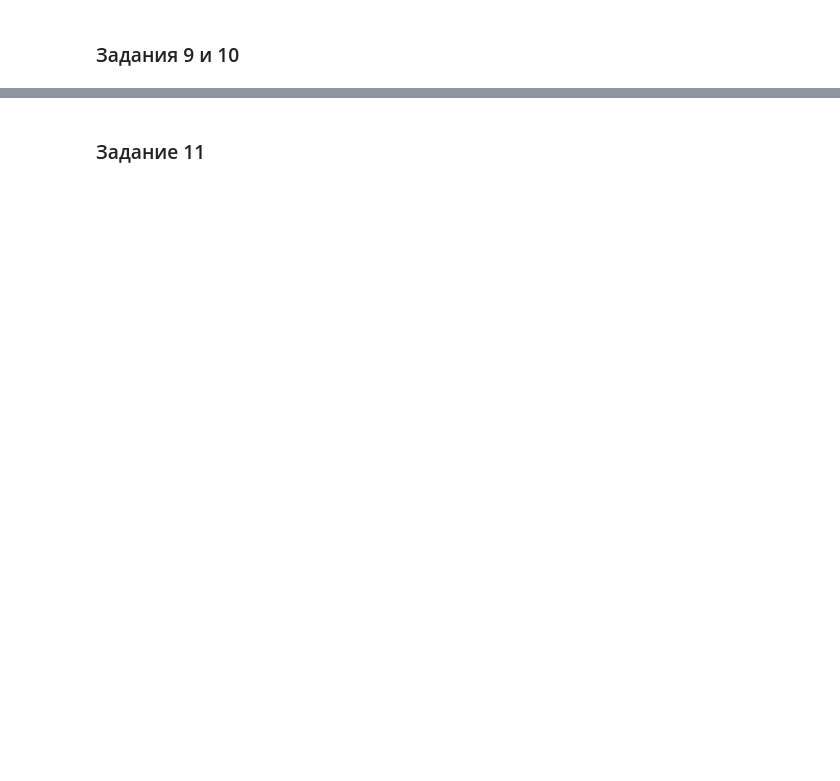
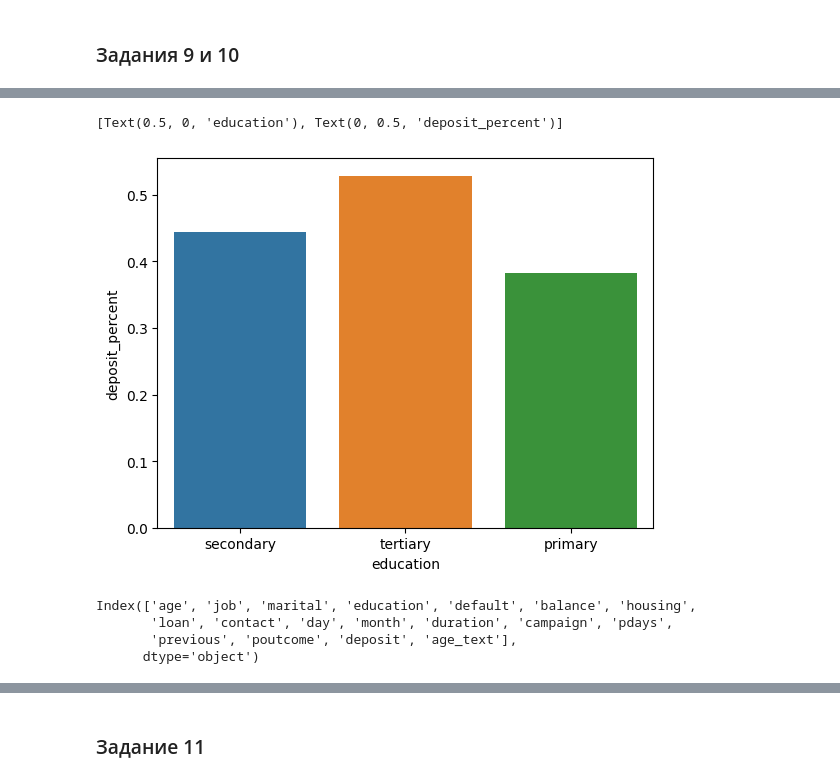
Before and after one commit to eartzhi/lessons, a Jupyter notebook: project_4/Project_4_ML.ipynb, the cells around one changed output, grey strips where cells are left out. Drawn from its saved outputs; the diff is of its cells as text; code cells hidden in the pictures; blank space fills up the shorter version.

```diff
--- a/project_4/Project_4_ML.ipynb
+++ b/project_4/Project_4_ML.ipynb
@@ -356,4 +416,22 @@ sep    0.16546762589928057
 # %%
 # постройте визуализации для открывших и неоткрывших депозит в зависимости от образования
+education_df = pd.pivot_table(data=df[['campaign', 'education', 'deposit']], columns=['education', 'deposit'], aggfunc='count')
+
+deposit = {}
+for i in df['education'].unique():
+    deposit[i] =  education_df[i, 'yes']/(education_df[i, 'yes'] + education_df[i, 'no'])
+# %%
+ax = sns.barplot(deposit)
+ax.set(xlabel='education', ylabel='deposit_percent')
+# %% [output]
+[Text(0.5, 0, 'education'), Text(0, 0.5, 'deposit_percent')]
+[figure, added]
+# %%
+df.columns
+# %% [output]
+Index(['age', 'job', 'marital', 'education', 'default', 'balance', 'housing',
+       'loan', 'contact', 'day', 'month', 'duration', 'campaign', 'pdays',
+       'previous', 'poutcome', 'deposit', 'age_text'],
+      dtype='object')
 # %%
 # постройте визуализации для открывших и неоткрывших депозит в зависимости от вида профессиональной занятости
```
Also changed, not shown: parts of 10 cells of this notebook.
